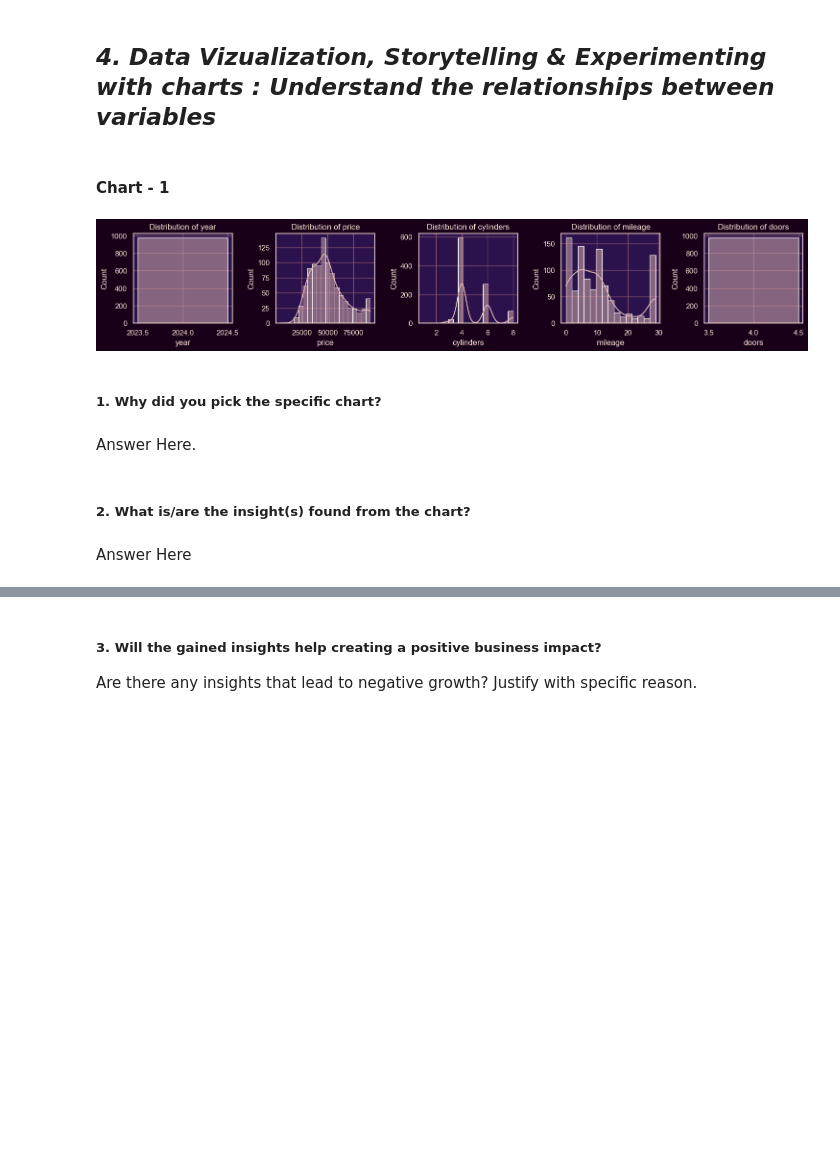
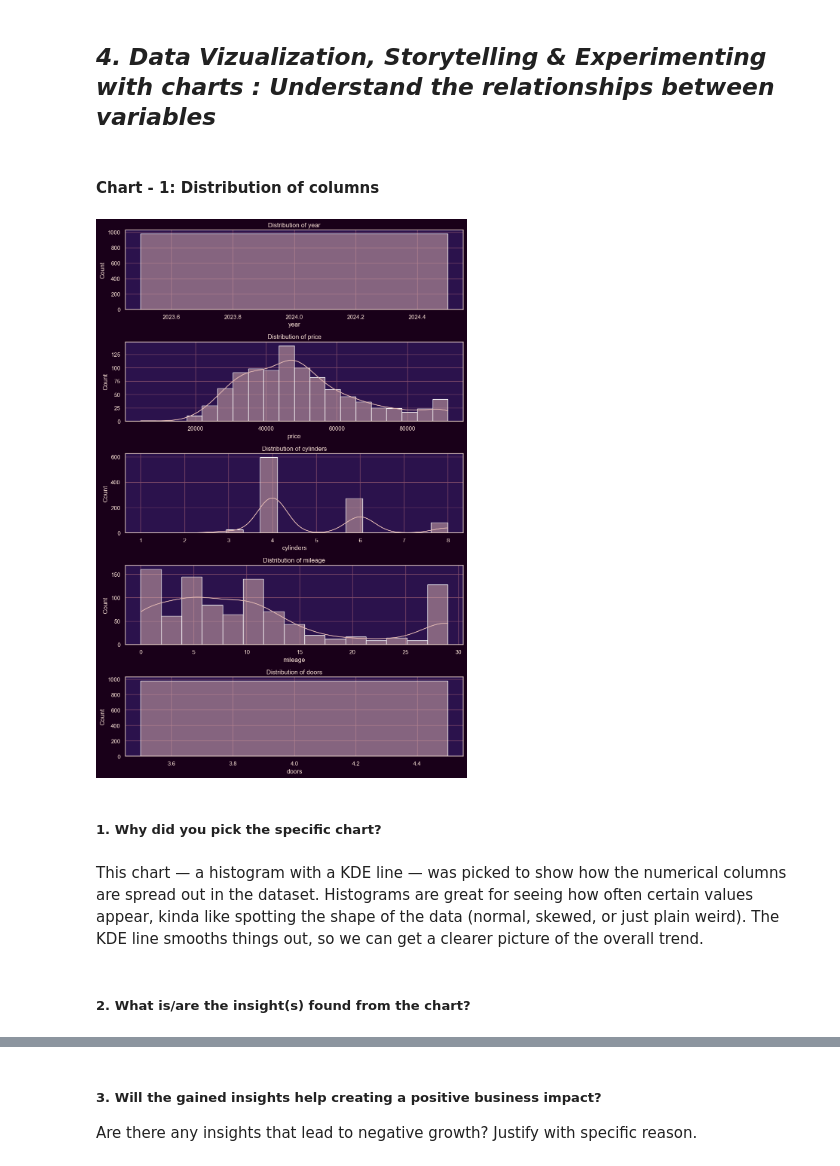
Before and after one commit to KushangShah/Vehicle-Price-Prediction, a Jupyter notebook: VehiclePricePridiction_ML.ipynb, the cells around one changed output, grey strips where cells are left out. Drawn from its saved outputs; the diff is of its cells as text; code cells hidden in the pictures; blank space fills up the shorter version.

Commit message:
NoteBook
Eda: done
Charts: done
preprocessing: done
hypothetical testing: done
split data and train ML models: done
save and test ML model: done

```diff
--- a/VehiclePricePridiction_ML.ipynb
+++ b/VehiclePricePridiction_ML.ipynb
@@ -339,3 +426,5 @@ Answer Here
 ### Check Unique Values for each variable.
 # %%
 # Check Unique Values for each variable.
+for col in df.columns:
+    print(f"{col}: {df[col].unique()} unique values")
@@ -341,0 +449,4 @@ Answer Here
+# %%
+for col in df.columns:
+    num_unique = df[col].nunique()
+    print(f"{col}: {num_unique} unique values")
@@ -444,12 +573,12 @@ for i, col in enumerate(numerical_cols):
 
     # Boxplot before IQR capping
     plt.subplot(len(numerical_cols), 2, 2*i + 1)
-    sns.boxplot(x=df_before[col], color="#ff6666")
+    sns.boxplot(x=df_before[col], color="#C31A1A")
     plt.title(f'{col} - Before IQR Capping')
 
     # Boxplot after IQR capping
     plt.subplot(len(numerical_cols), 2, 2*i + 2)
-    sns.boxplot(x=df[col], color="#66b3ff")
+    sns.boxplot(x=df[col], color='#DFB6B2')
     plt.title(f'{col} - After IQR Capping')
 
     plt.tight_layout()  # Adjust subplot spacing for clarity
@@ -481,29 +610,27 @@ Answer Here.
 # %% [markdown]
 ## ***4. Data Vizualization, Storytelling & Experimenting with charts : Understand the relationships between variables***
 # %% [markdown]
-#### Chart - 1
+#### Chart - 1: Distribution of columns
 # %%
 # Chart - 1 visualization code
 # Visualize each numerical column
 numerical_cols = df.select_dtypes(include=np.number).columns
 
-plt.figure(figsize=(15, 10))  # Set the overall figure size
+plt.figure(figsize=(10, 15))  # Set the overall figure size
 
 # Loop through each continuous column and plot its distribution
 for i, col in enumerate(numerical_cols):
-    plt.subplot(4, 5, i + 1)  # Create a subplot for each variable
+    plt.subplot(5, 1, i + 1)  # Create a subplot for each variable
     sns.histplot(df[col], kde=True, color='#DFB6B2')  # Plot histogram with KDE for smoothness
     plt.title(f'Distribution of {col}')  # Set the title for each subplot
 
 plt.tight_layout()  # Adjust subplots to fit in the figure area
 plt.show()  # Display all the plots
 # %% [output]
-[figure, old version]
+[figure, new version]
 # %% [markdown]
 ##### 1. Why did you pick the specific chart?
-# %% [markdown]
-Answer Here.
+# %% [markdown]
+This chart — a histogram with a KDE line — was picked to show how the numerical columns are spread out in the dataset. Histograms are great for seeing how often certain values appear, kinda like spotting the shape of the data (normal, skewed, or just plain weird). The KDE line smooths things out, so we can get a clearer picture of the overall trend.
 # %% [markdown]
 ##### 2. What is/are the insight(s) found from the chart?
-# %% [markdown]
-Answer Here
```
Also changed, not shown: parts of 318 cells of this notebook.
